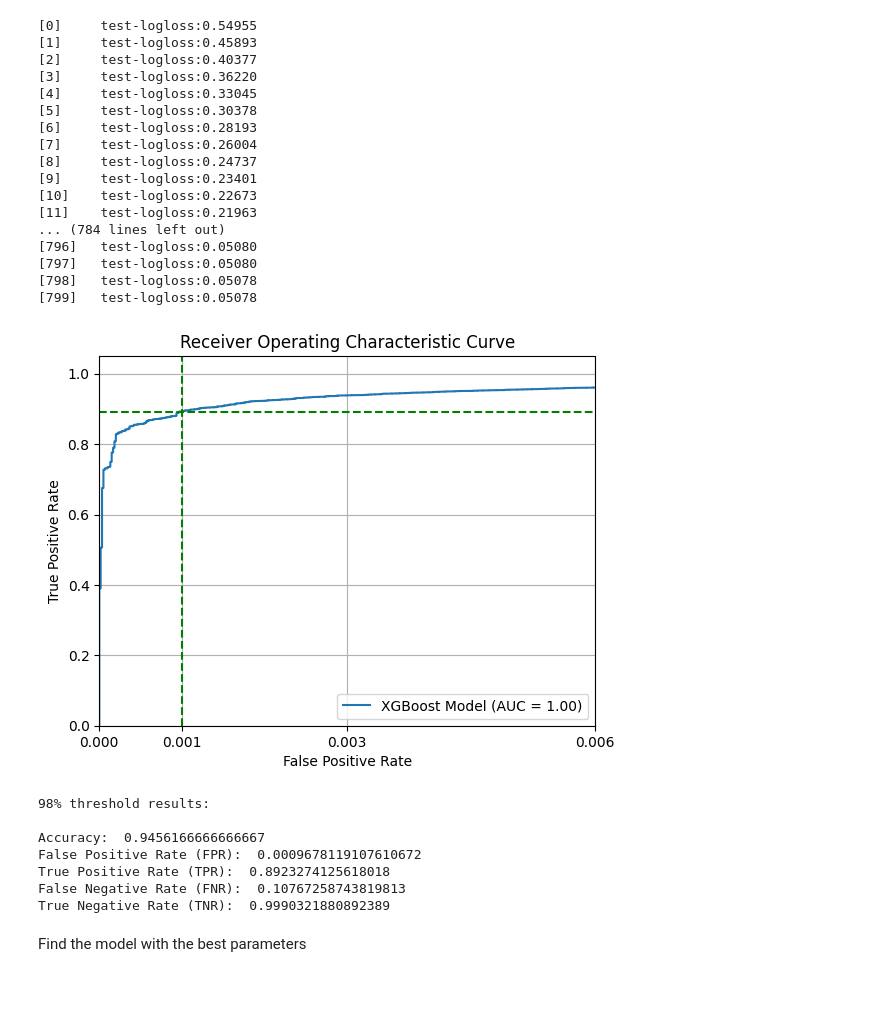
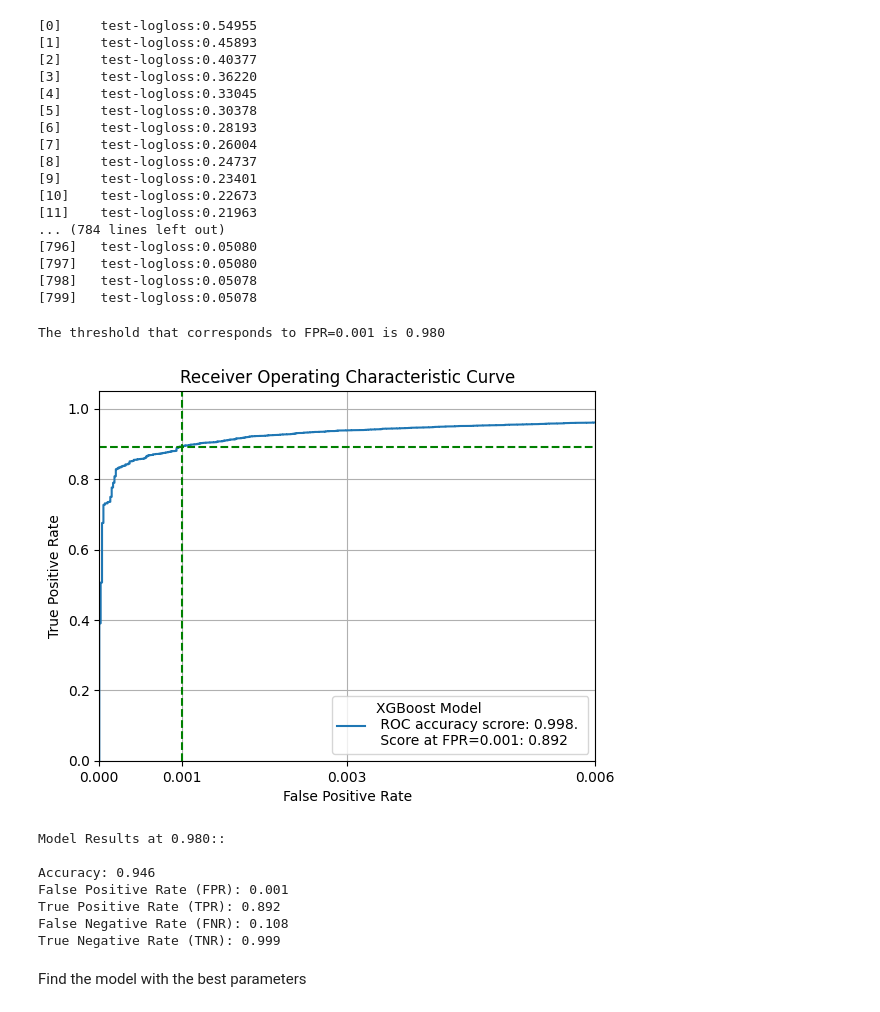
Before and after one commit to DanielFadlon/LWSM, a Jupyter notebook: LWSM.ipynb, the cells around one changed output. Saved outputs shown, nothing was run; the diff lists cells and outputs as text; code cells hidden in the pictures.

```diff
--- a/LWSM.ipynb
+++ b/LWSM.ipynb
@@ -321,10 +337,10 @@ print(X_train.shape)
 X_train, y_train = remove_unlabled_samples(X_train, y_train)
 print(X_train.shape)
 # Remove low variance features
-X_train = remove_low_variance_features(X_train)
+X_train, X_test = remove_low_variance_features(X_train, X_test)
 print(X_train.shape)
 # Calculate Pearson correlation for each feature with the target
-X_train = remove_features_with_low_correlation_to_target(X_train, y_train)
+X_train, X_test = remove_features_with_low_correlation_to_target(X_train, y_train, X_test)
 print(X_train.shape)
 # %% [output]
 (800000, 2381)
@@ -340 +350,9 @@ X_train_wo_colinear = remove_highly_correlated(X_train, corr_features, 0.7)
+# %%
+try:
+  corr_features = pd.read_csv(f'{gdrive_data_folder}/corr_features.csv')
+except FileNotFoundError:
+  # If the file doesn't exist, create the correlations between remainig features
+  corr_features = get_features_correlation(X_train)
+
+X_train, X_test = remove_highly_correlated(X_train, corr_features, 0.75)
 # %%
@@ -548,7 +566,2 @@ def benign_results_on_threshold(y_true, y_pred_prob, threshold, label= 'XGBoost
 # %% [markdown]
 ## **Model 1**
-# %%
-X_train = np.load(f'{gdrive_data_folder}/X_train.npy')
-y_train = np.load(f'{gdrive_data_folder}/y_train.npy')
-X_val = np.load(f'{gdrive_data_folder}/X_val.npy')
-y_val = np.load(f'{gdrive_data_folder}/y_val.npy')
@@ -571,10 +580,10 @@ param = {
 num_round = 800  # the number of training iterations
 
 # Train the model
-model_1 = xgb.train(param, dtrain, num_round, early_stopping_rounds=10, evals=[(dtest, 'test')])
+extracted_model = xgb.train(param, dtrain, num_round, early_stopping_rounds=10, evals=[(dtest, 'test')])
 
 # Make predictions
-preds = model_1.predict(dtest)
+preds = extracted_model.predict(dtest)
 # %% [output]
 [0]     test-logloss:0.54955
 [1]     test-logloss:0.45893
@@ -600,6 +609,14 @@ with open(f'{gdrive_figures_folder}/extractedModel.pkl', 'wb') as f:
-# %%
- plot_roc_curve(fpr, tpr, "", y_val, preds)
-# %% [output]
-[figure, removed]
+# %%
+evaluating_new_data(extracted_model, X_val, y_val)
+# %% [output]
+The threshold that corresponds to FPR=0.001 is 0.980
+[figure, added]
+Model Results at 0.980::
+
+Accuracy: 0.946
+False Positive Rate (FPR): 0.001
+True Positive Rate (TPR): 0.892
+False Negative Rate (FNR): 0.108
+True Negative Rate (TNR): 0.999
 # %%
 with open(f'{gdrive_figures_folder}/extractedModel.pkl', 'rb') as f:
@@ -607,14 +624,3 @@ with open(f'{gdrive_figures_folder}/extractedModel.pkl', 'rb') as f:
-# %%
-y_pred_98 = classify_by_threshold(preds, 0.98)
-print_result(y_true=y_val, y_pred=y_pred_98, title='98% threshold results')
-# %% [output]
-98% threshold results:
-
-Accuracy:  0.9456166666666667
-False Positive Rate (FPR):  0.0009678119107610672
-True Positive Rate (TPR):  0.8923274125618018
-False Negative Rate (FNR):  0.10767258743819813
-True Negative Rate (TNR):  0.9990321880892389
 # %% [markdown]
 Find the model with the best parameters
 # %%
```
Also changed, not shown: parts of 49 cells of this notebook.
